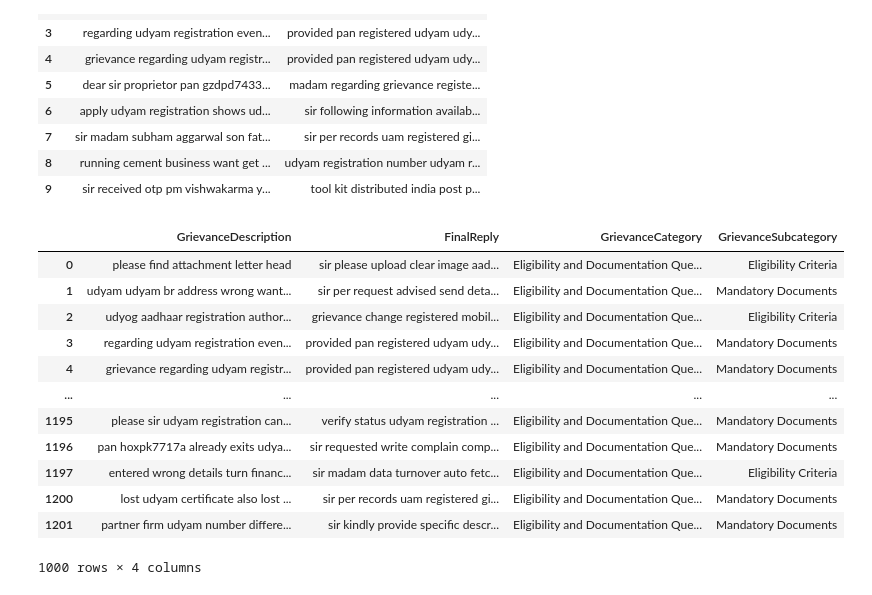
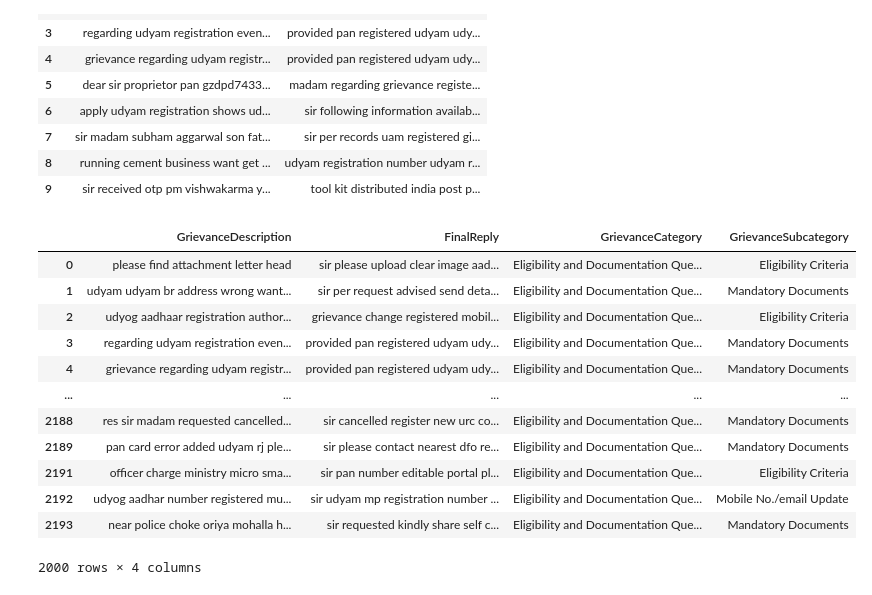
Before and after one commit to Rajshridhar/DataScience-Basics, a Jupyter notebook: championData.ipynb, the cells around one changed output. Cells and saved outputs as stored; diff of their text form; code cells hidden in the pictures.

```diff
--- a/championData.ipynb
+++ b/championData.ipynb
@@ -262,6 +272,31 @@ RULES = [
             r"\baadhaar\b",
             r"\bpan\b",
             r"\bbank\s*(details|account)\b",
+        ],
+    ),
+    (
+        "Eligibility and Documentation Queries",             #-----------------------------
+        "Aadhaar/PAN Update",
+        [
+            r"\b(document|documents)\b",
+            r"\bupload\b",
+            r"\baadhar update?aadhaar update?\b",
+            r"\bpan update?\b",
+            r"\baadhaar registration?pan registration?registration\b",
+            r"\baadhaar\b",
+            r"\bpan\b",
+            r"\bbank\s*(details|account)\b",
+        ],
+    ),
+    (
+        "Eligibility and Documentation Queries",             #-----------------------------
+        "Mobile No./email Update",
+        [
+            r"\bemail update?\b",
+            r"\bmobile update? mobile number?number\b",
+            r"\bmobile\b",
+            r"\bphone?phone number?number\b",
+            r"\bemail\b",
         ],
     ),
     (
@@ -472,38 +507,38 @@ def classify_grievance(desc: Optional[object], reply: Optional[object]) -> Tuple
 
 # Defensive checks
 missing = [c for c in [DESC_COL, REPLY_COL] if c not in df.columns]
 if missing:
     raise KeyError(f"Missing expected columns in df: {missing}. Available columns: {list(df.columns)}")
 
 df[["GrievanceCategory", "GrievanceSubcategory"]] = df.apply(
     lambda r: pd.Series(classify_grievance(r[DESC_COL], r[REPLY_COL])), axis=1
 )
 
 # Quick sanity checks / analysis to support clustering workflow
 display_cols = [c for c in [DESC_COL, REPLY_COL, "GrievanceCategory", "GrievanceSubcategory"] if c in df.columns]
 df[display_cols].head(10)
 
 # Category distribution (helps you see which groups are big)
 df["GrievanceCategory"].value_counts(dropna=False).head(20)
 
 # Category + Subcategory distribution
 df.groupby(["GrievanceCategory", "GrievanceSubcategory"]).size().sort_values(ascending=False).head(30)
 
-# Optional: look at examples that were not classified (improve RULES iteratively)
 #df.loc[df["GrievanceCategory"].eq("Other"), display_cols].head(1000)
 #df[df["GrievanceCategory"].eq("Technical and Portal Issues")][display_cols].head(1000)
-df[df["GrievanceCategory"].eq("Eligibility and Documentation Queries")][display_cols].head(1000)
+df[df["GrievanceCategory"].eq("Eligibility and Documentation Queries")][display_cols].head(2000)
+#Note: make these new derived columns in lowercase for uniformity
 # %% [output]
 |  | GrievanceDescription | FinalReply | GrievanceCategory | GrievanceSubcategory |
 | 0 | please find attachment letter head | sir please upload clear image aad... | Eligibility and Documentation Que... | Eligibility Criteria |
 | 1 | udyam udyam br address wrong want... | sir per request advised send deta... | Eligibility and Documentation Que... | Mandatory Documents |
 | 2 | udyog aadhaar registration author... | grievance change registered mobil... | Eligibility and Documentation Que... | Eligibility Criteria |
 | 3 | regarding udyam registration even... | provided pan registered udyam udy... | Eligibility and Documentation Que... | Mandatory Documents |
 | 4 | grievance regarding udyam registr... | provided pan registered udyam udy... | Eligibility and Documentation Que... | Mandatory Documents |
 | ... | ... | ... | ... | ... |
-| 1195 | please sir udyam registration can... | verify status udyam registration ... | Eligibility and Documentation Que... | Mandatory Documents |
-| 1196 | pan hoxpk7717a already exits udya... | sir requested write complain comp... | Eligibility and Documentation Que... | Mandatory Documents |
-| 1197 | entered wrong details turn financ... | sir madam data turnover auto fetc... | Eligibility and Documentation Que... | Eligibility Criteria |
-| 1200 | lost udyam certificate also lost ... | sir per records uam registered gi... | Eligibility and Documentation Que... | Mandatory Documents |
-| 1201 | partner firm udyam number differe... | sir kindly provide specific descr... | Eligibility and Documentation Que... | Mandatory Documents |
+| 2188 | res sir madam requested cancelled... | sir cancelled register new urc co... | Eligibility and Documentation Que... | Mandatory Documents |
+| 2189 | pan card error added udyam rj ple... | sir please contact nearest dfo re... | Eligibility and Documentation Que... | Mandatory Documents |
+| 2191 | officer charge ministry micro sma... | sir pan number editable portal pl... | Eligibility and Documentation Que... | Eligibility Criteria |
+| 2192 | udyog aadhar number registered mu... | sir udyam mp registration number ... | Eligibility and Documentation Que... | Mobile No./email Update |
+| 2193 | near police choke oriya mohalla h... | sir requested kindly share self c... | Eligibility and Documentation Que... | Mandatory Documents |
-1000 rows × 4 columns
+2000 rows × 4 columns
```
Also changed, not shown: parts of 2 cells of this notebook, 1 other file.
